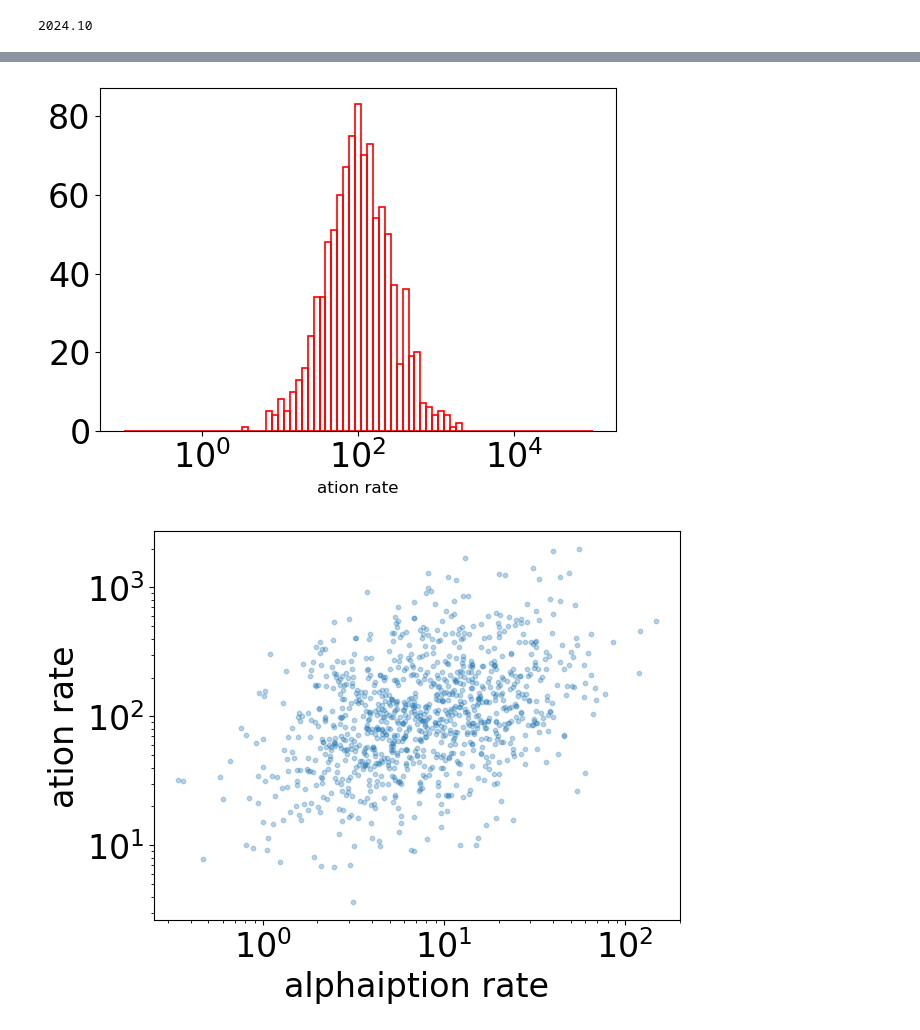
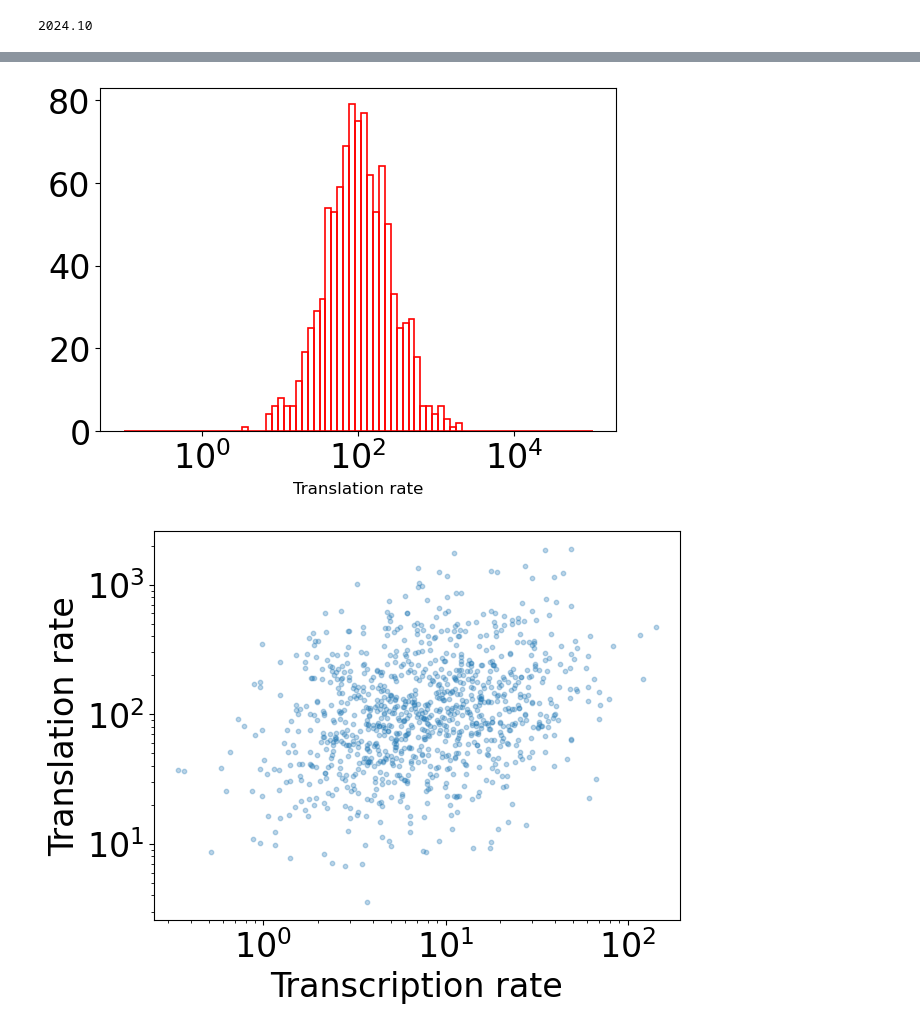
Before and after one commit to reliscu/chronocell_simulations, a Jupyter notebook: simulate_data.ipynb, the cells around one changed output, grey strips where cells are left out. Saved outputs shown, nothing was run; the diff lists cells and outputs as text; code cells hidden in the pictures.

```diff
--- a/simulate_data.ipynb
+++ b/simulate_data.ipynb
@@ -35,15 +35,15 @@ plt.axvline(x=5, color='r');
 # %%
-# alphaiption rate
+# Transcription rate
 alpha_mu = 2
 alpha_sd = 1
 
-# ation rate
+# Translation rate
 transl_rate_mu = np.log(100)
 transl_rate_sd = 1
 
-# alphaiption rates and ation rates are assumed to be correlated
+# Transcription rates and translation rates are assumed to be correlated
 
-rho = .4
+rho = .3
 cov = [[alpha_sd**2, rho * alpha_sd * transl_rate_sd],
        [rho * alpha_sd * transl_rate_sd, transl_rate_sd**2]]
 
@@ -56,19 +56,19 @@ transl_rate = np.exp(log_vals[:, 1])
 
 # Plot
 
-# alphaiption rates
+# Transcription rates
 log_bins = np.logspace(-1, 3, 80)
 plt.hist(alpha, bins=log_bins, edgecolor='blue', facecolor='none', linewidth=1.2)
 plt.xscale('log')
-plt.xlabel('alphaiption rate', fontsize=12)
+plt.xlabel('Transcription rate', fontsize=12)
 plt.tight_layout()
 plt.show()
 
-# ation rates
+# Translation rates
 log_bins = np.logspace(-1, 5, 80)
 plt.hist(transl_rate, bins=log_bins, edgecolor='red', facecolor='none', linewidth=1.2)
 plt.xscale('log')
-plt.xlabel('ation rate', fontsize=12)
+plt.xlabel('Translation rate', fontsize=12)
 plt.tight_layout()
 plt.show()
 
@@ -76,7 +76,7 @@ plt.show()
 plt.scatter(alpha, transl_rate, alpha=0.3, s=10);
 plt.xscale('log')
 plt.yscale('log')
-plt.xlabel('alphaiption rate')
-plt.ylabel('ation rate')
+plt.xlabel('Transcription rate')
+plt.ylabel('Translation rate')
 plt.show()
 # %% [output]
@@ -84,5 +84,5 @@ plt.show()
-[figure, old version]
+[figure, new version]
-[figure, old version]
+[figure, new version]
 # %%
 # mRNA degradation rate
 rna_median_half_life = 10
```
Also changed, not shown: parts of 26 cells of this notebook.
